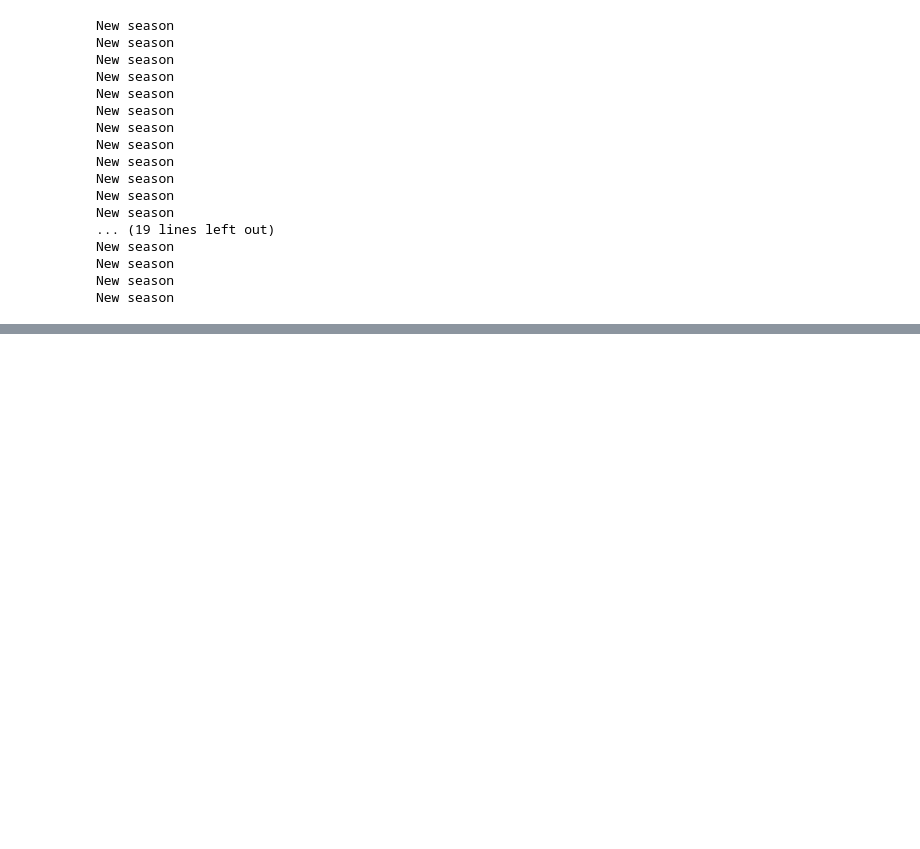
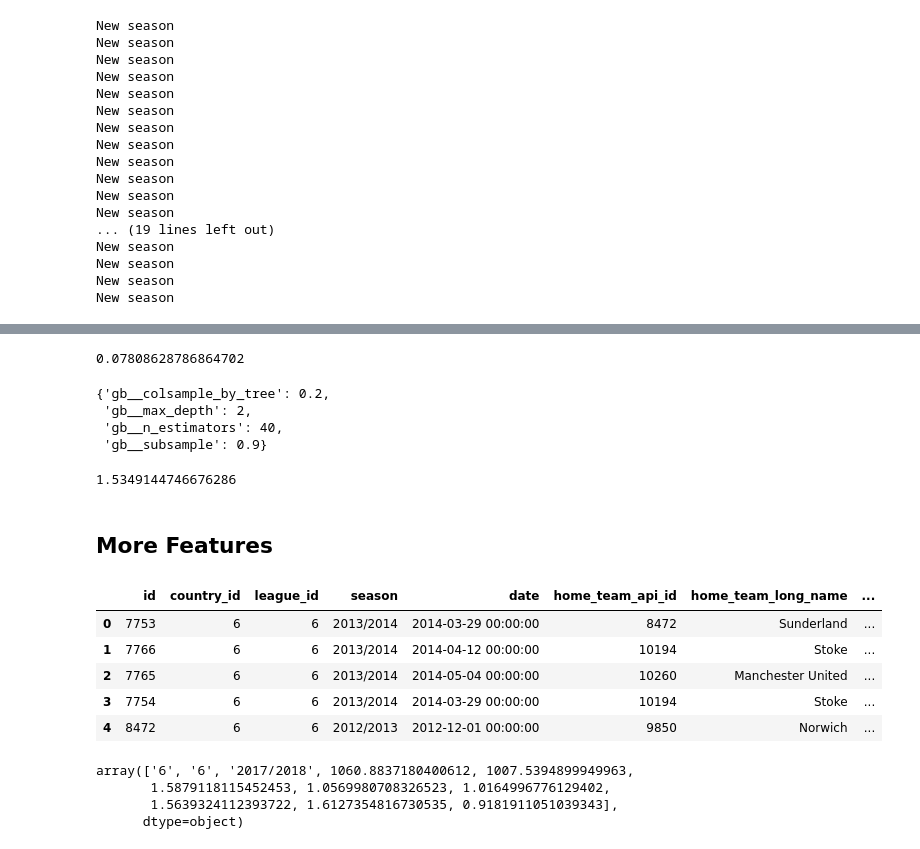
Before and after one commit to Kali89/football-data-collection, a Jupyter notebook: ScorePredictions.ipynb, the cells around one changed output, grey strips where cells are left out. Cells and saved outputs as stored; diff of their text form; code cells hidden in the pictures; blank space fills up the shorter version.

```diff
--- a/ScorePredictions.ipynb
+++ b/ScorePredictions.ipynb
@@ -697,0 +684,4 @@ nice = ('Wigan',)
+# %%
+df.loc[:, 'expected_home_goals'] = df.apply(lambda x: expected_result_score(x.home_attack_elo, x.away_defence_elo, HOME_TEAM_BASE), axis=1)
+df.loc[:, 'expected_away_goals'] = df.apply(lambda x: expected_result_score(x.away_attack_elo, x.home_defence_elo, AWAY_TEAM_BASE), axis=1)
+df.head()
@@ -697,0 +697,15 @@ nice = ('Wigan',)
+# %%
+from sklearn.ensemble import RandomForestClassifier
+from sklearn.model_selection import train_test_split
+from sklearn.linear_model import LinearRegression
+
+new_df = df[(df.home_team_goal >= 0) & (df.away_team_goal >= 0)]
+X_train, X_test, y_train, y_test = train_test_split(new_df[['home_elo', 'away_elo', 'home_attack_elo', 'home_defence_elo', 'away_attack_elo', 'away_defence_elo']].values,
+    new_df.home_team_goal, test_size=0.15, random_state=42)
+
+lr = LinearRegression()
+
+lr.fit(
+    X_train,
+    y_train
+)
@@ -697,0 +955,30 @@ nice = ('Wigan',)
+# %%
+CV.best_score_
+# %% [output]
+0.07808628786864702
+# %%
+CV.best_params_
+# %% [output]
+{'gb__colsample_by_tree': 0.2,
+ 'gb__max_depth': 2,
+ 'gb__n_estimators': 40,
+ 'gb__subsample': 0.9}
+# %%
+y_pred = CV.predict(X_test)
+handy = [poisson.pmf(x[:-1], e) for e in y_pred]
+log_loss(y_test, handy)
+# %% [output]
+1.5349144746676286
+# %% [markdown]
+## More Features
+# %%
+new_df.loc[:, 'country_id'] = new_df.country_id.astype(str)
+new_df.loc[:, 'league_id'] = new_df.country_id.astype(str)
+new_df.head()
+# %% [output]
+|  | id | country_id | league_id | season | date | home_team_api_id | home_team_long_name | ... |
+| 0 | 7753 | 6 | 6 | 2013/2014 | 2014-03-29 00:00:00 | 8472 | Sunderland | ... |
+| 1 | 7766 | 6 | 6 | 2013/2014 | 2014-04-12 00:00:00 | 10194 | Stoke | ... |
+| 2 | 7765 | 6 | 6 | 2013/2014 | 2014-05-04 00:00:00 | 10260 | Manchester United | ... |
+| 3 | 7754 | 6 | 6 | 2013/2014 | 2014-03-29 00:00:00 | 10194 | Stoke | ... |
+| 4 | 8472 | 6 | 6 | 2012/2013 | 2012-12-01 00:00:00 | 9850 | Norwich | ... |
@@ -697,0 +988,7 @@ nice = ('Wigan',)
+# %%
+X_train[0]
+# %% [output]
+array(['6', '6', '2017/2018', 1060.8837180400612, 1007.5394899949963,
+       1.5879118115452453, 1.0569980708326523, 1.0164996776129402,
+       1.5639324112393722, 1.6127354816730535, 0.9181911051039343],
+      dtype=object)
```
Also changed, not shown: parts of 46 cells of this notebook.
